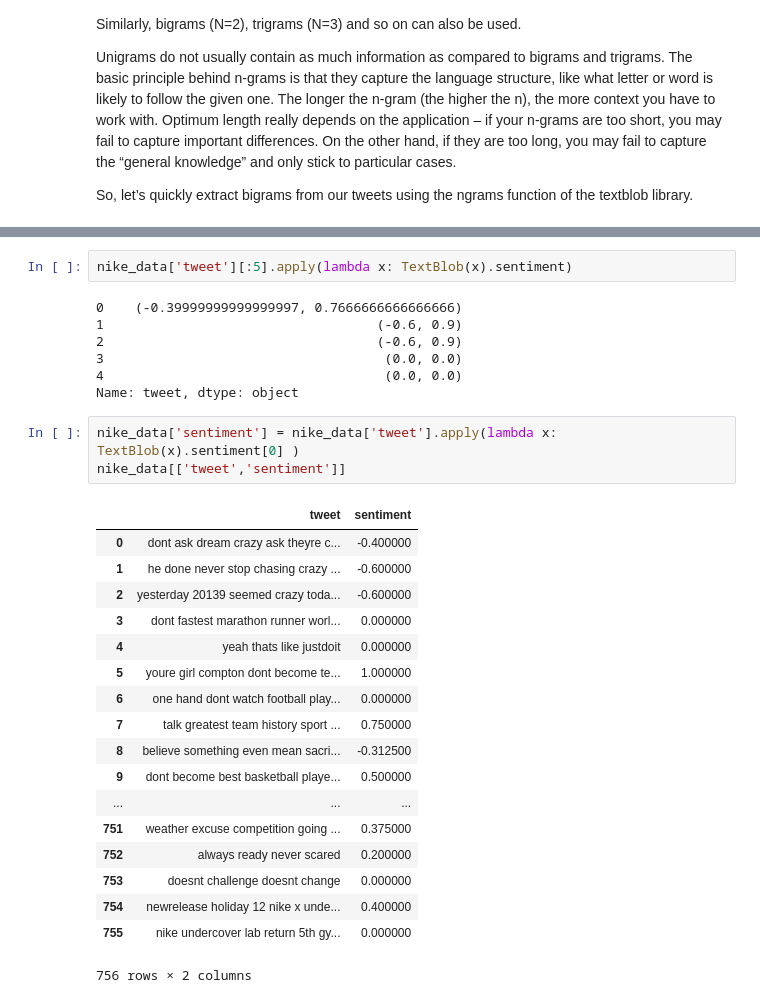
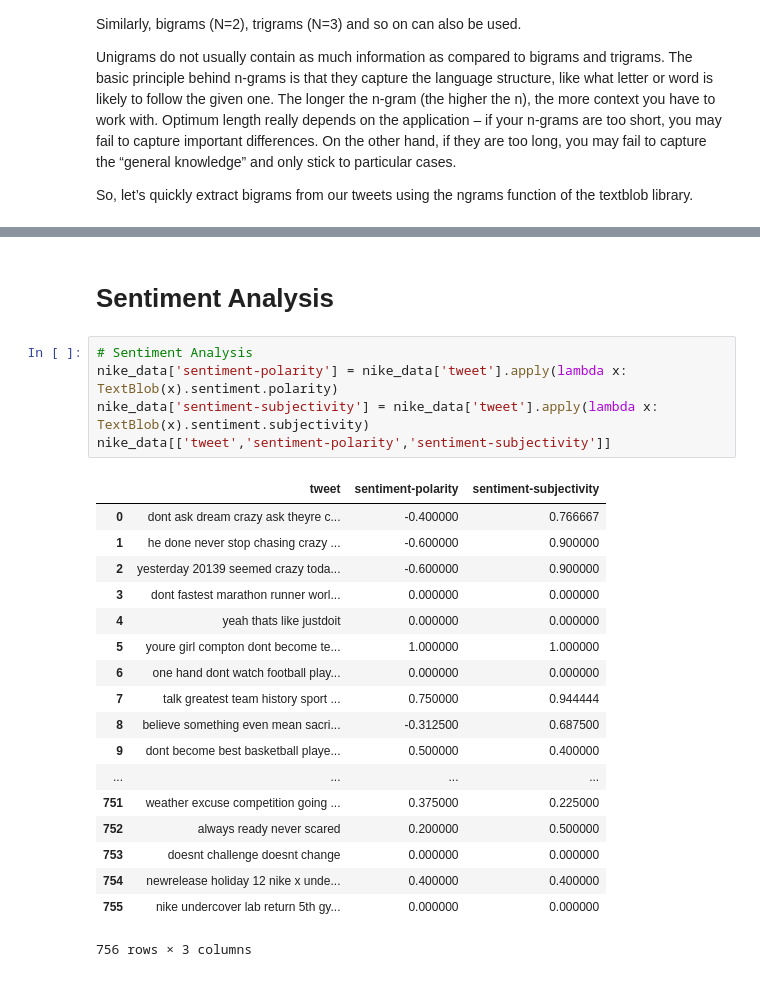
Before and after one commit to manjiriacharekar/Twitter-Crawler, a Jupyter notebook: Twitter-WebCrawler-Analysis (OneConnect Assignment).ipynb, the cells around one changed output, grey strips where cells are left out. Cells and saved outputs as stored; diff of their text form.

```diff
--- a/Twitter-WebCrawler-Analysis (OneConnect Assignment).ipynb
+++ b/Twitter-WebCrawler-Analysis (OneConnect Assignment).ipynb
@@ -579,31 +508,26 @@ tf1
-# %%
-nike_data['tweet'][:5].apply(lambda x: TextBlob(x).sentiment)
-# %% [output]
-0    (-0.39999999999999997, 0.7666666666666666)
-1                                   (-0.6, 0.9)
-2                                   (-0.6, 0.9)
-3                                    (0.0, 0.0)
-4                                    (0.0, 0.0)
-Name: tweet, dtype: object
+# %% [markdown]
+# Sentiment Analysis
 # %%
-nike_data['sentiment'] = nike_data['tweet'].apply(lambda x: TextBlob(x).sentiment[0] )
-nike_data[['tweet','sentiment']]
+# Sentiment Analysis
+nike_data['sentiment-polarity'] = nike_data['tweet'].apply(lambda x: TextBlob(x).sentiment.polarity)
+nike_data['sentiment-subjectivity'] = nike_data['tweet'].apply(lambda x: TextBlob(x).sentiment.subjectivity)
+nike_data[['tweet','sentiment-polarity','sentiment-subjectivity']]
 # %% [output]
-|  | tweet | sentiment |
-| 0 | dont ask dream crazy ask theyre c... | -0.400000 |
-| 1 | he done never stop chasing crazy ... | -0.600000 |
-| 2 | yesterday 20139 seemed crazy toda... | -0.600000 |
-| 3 | dont fastest marathon runner worl... | 0.000000 |
-| 4 | yeah thats like justdoit | 0.000000 |
-| 5 | youre girl compton dont become te... | 1.000000 |
-| 6 | one hand dont watch football play... | 0.000000 |
-| 7 | talk greatest team history sport ... | 0.750000 |
-| 8 | believe something even mean sacri... | -0.312500 |
-| 9 | dont become best basketball playe... | 0.500000 |
-| ... | ... | ... |
-| 751 | weather excuse competition going ... | 0.375000 |
-| 752 | always ready never scared | 0.200000 |
-| 753 | doesnt challenge doesnt change | 0.000000 |
-| 754 | newrelease holiday 12 nike x unde... | 0.400000 |
-| 755 | nike undercover lab return 5th gy... | 0.000000 |
+|  | tweet | sentiment-polarity | sentiment-subjectivity |
+| 0 | dont ask dream crazy ask theyre c... | -0.400000 | 0.766667 |
+| 1 | he done never stop chasing crazy ... | -0.600000 | 0.900000 |
+| 2 | yesterday 20139 seemed crazy toda... | -0.600000 | 0.900000 |
+| 3 | dont fastest marathon runner worl... | 0.000000 | 0.000000 |
+| 4 | yeah thats like justdoit | 0.000000 | 0.000000 |
+| 5 | youre girl compton dont become te... | 1.000000 | 1.000000 |
+| 6 | one hand dont watch football play... | 0.000000 | 0.000000 |
+| 7 | talk greatest team history sport ... | 0.750000 | 0.944444 |
+| 8 | believe something even mean sacri... | -0.312500 | 0.687500 |
+| 9 | dont become best basketball playe... | 0.500000 | 0.400000 |
+| ... | ... | ... | ... |
+| 751 | weather excuse competition going ... | 0.375000 | 0.225000 |
+| 752 | always ready never scared | 0.200000 | 0.500000 |
+| 753 | doesnt challenge doesnt change | 0.000000 | 0.000000 |
+| 754 | newrelease holiday 12 nike x unde... | 0.400000 | 0.400000 |
+| 755 | nike undercover lab return 5th gy... | 0.000000 | 0.000000 |
-756 rows × 2 columns
+756 rows × 3 columns
```
Also changed, not shown: parts of 10 cells of this notebook.
